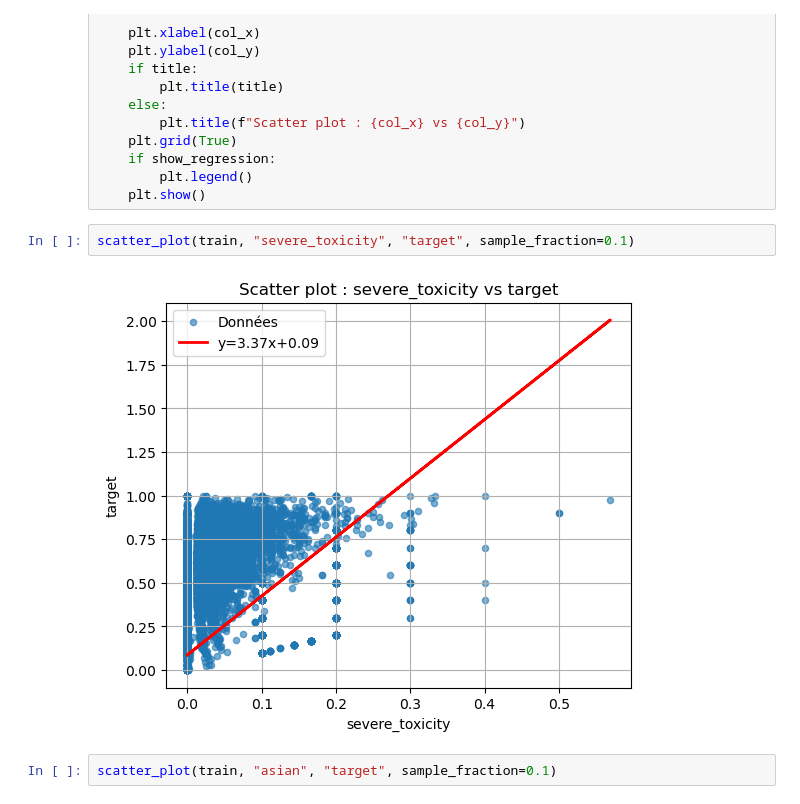
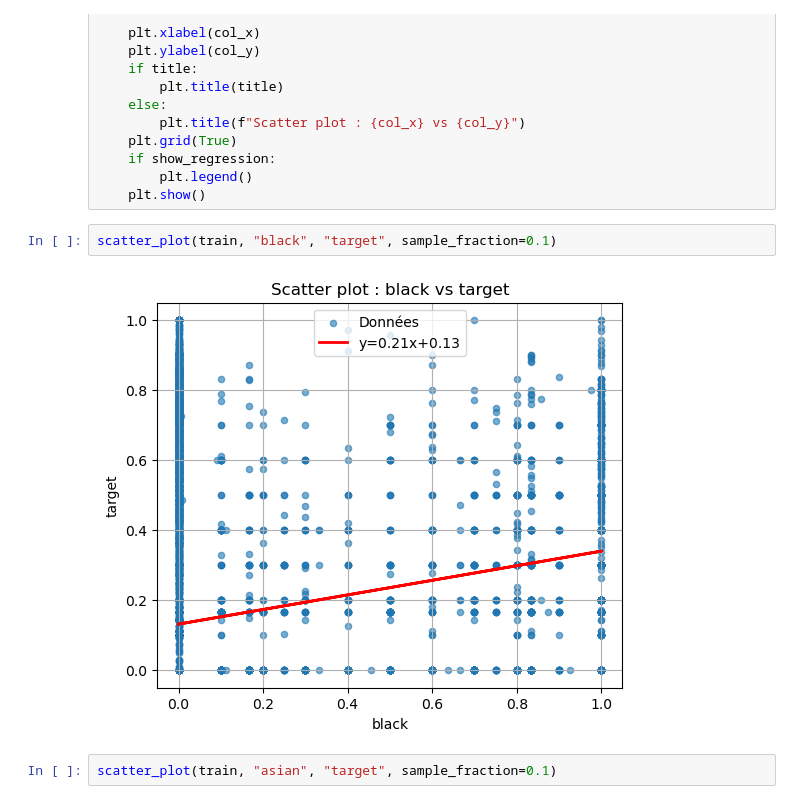
Before and after one commit to nicolasweill/MTI850-Final_Project, a Jupyter notebook: FinalProject-LivrablePartiel1-Equipe9.ipynb, the cells around one changed output. Drawn from its saved outputs; the diff is of its cells as text.

```diff
--- a/FinalProject-LivrablePartiel1-Equipe9.ipynb
+++ b/FinalProject-LivrablePartiel1-Equipe9.ipynb
@@ -760,9 +749,9 @@ def scatter_plot(df, col_x, col_y, sample_fraction=0.1, seed=42, title=None, sho
         plt.legend()
     plt.show()
 # %%
-scatter_plot(train, "severe_toxicity", "target", sample_fraction=0.1)
+scatter_plot(train, "black", "target", sample_fraction=0.1)
 # %% [output]
-[figure, old version]
+[figure, new version]
 # %%
 scatter_plot(train, "asian", "target", sample_fraction=0.1)
 # %% [output]
```
Also changed, not shown: parts of 20 cells of this notebook.
